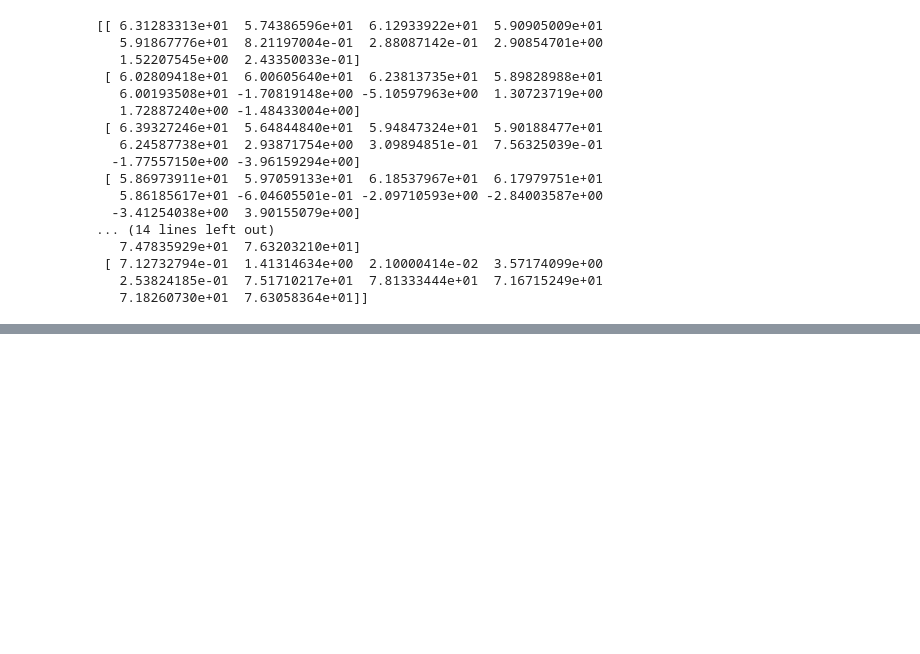
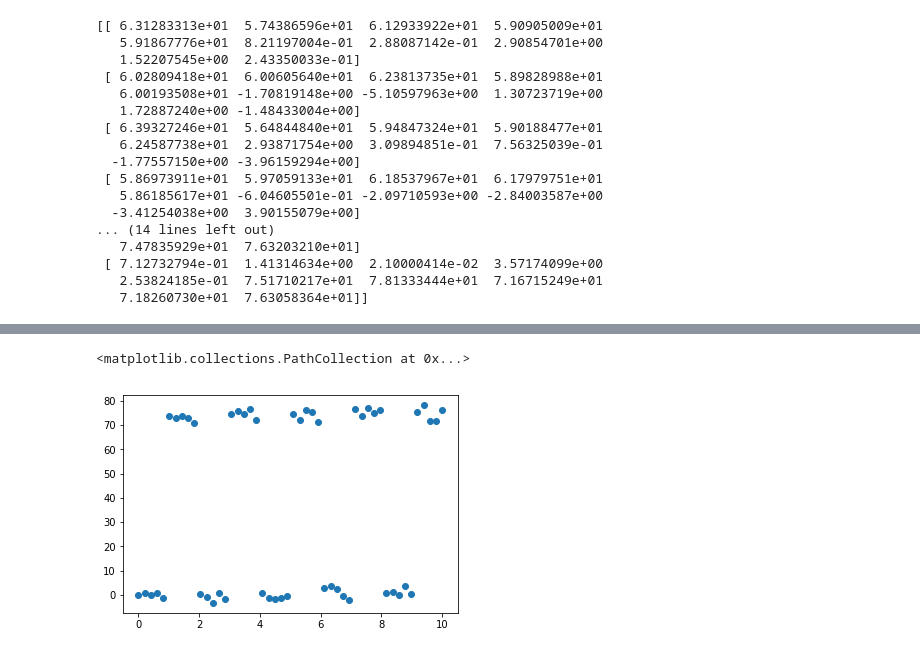
Before and after one commit to geniuschinchillas/ChinchillasSnack, a Jupyter notebook: GenerateData/make_biclusters.ipynb, the cells around one changed output, grey strips where cells are left out. Cells and saved outputs as stored; diff of their text form; code cells hidden in the pictures; blank space fills up the shorter version.

```diff
--- a/GenerateData/make_biclusters.ipynb
+++ b/GenerateData/make_biclusters.ipynb
@@ -49,0 +104,5 @@ print(data)
+# %%
+plt.scatter([np.linspace(0,len(data))], data.reshape(-1,1)[50:100,0])
+# %% [output]
+<matplotlib.collections.PathCollection at 0x...>
+[figure, added]
```
Also changed, not shown: parts of 9 cells of this notebook.
